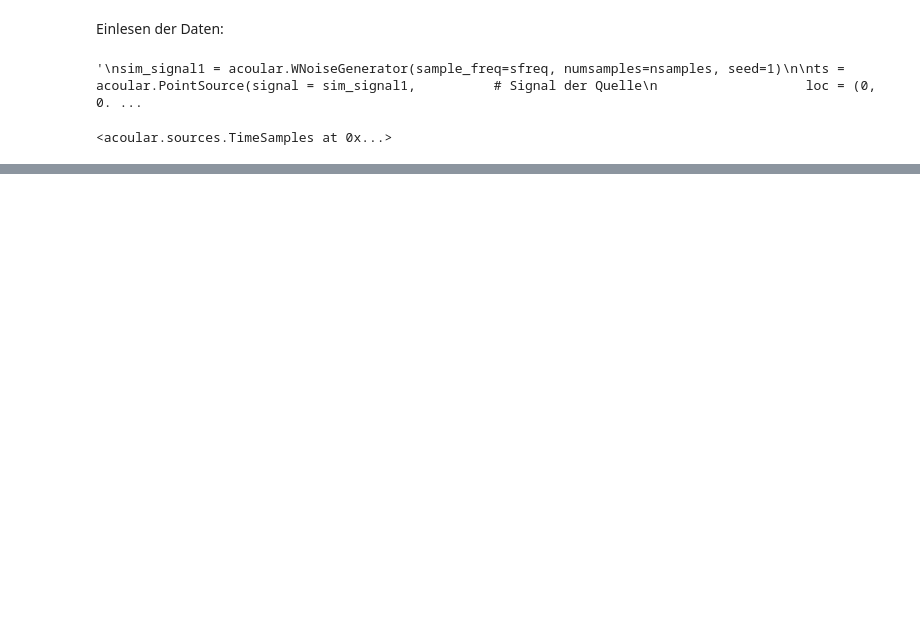
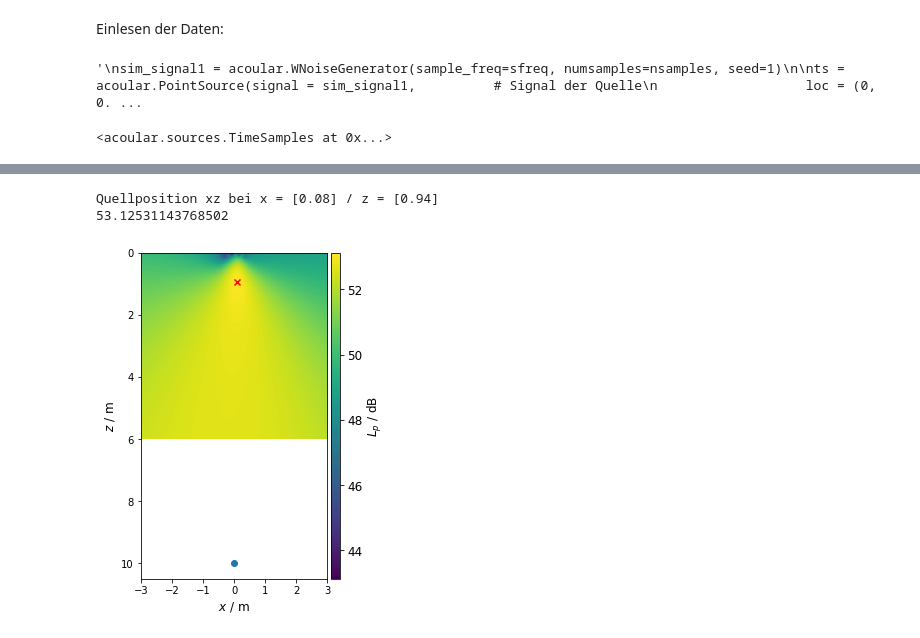
Before and after one commit to AdiBugaddi/MAP_eval, a Jupyter notebook: Auswertungsskript_3D.ipynb, the cells around one changed output, grey strips where cells are left out. Drawn from its saved outputs; the diff is of its cells as text; code cells hidden in the pictures; blank space fills up the shorter version.

```diff
--- a/Auswertungsskript_3D.ipynb
+++ b/Auswertungsskript_3D.ipynb
@@ -263,0 +200,43 @@ Quellposition xz bei x = [1.55] / z = [2.05]
+# %%
+fig = plt.figure(figsize=(6,6))
+map_y = np.sum(pm2,1)
+if (rg2.y_min == rg2.y_max):
+    mx = acoular.L_p(map_y.max())
+Lm_y = acoular.L_p(map_y)
+
+max_pegel_y = max_pegel(Lm_y, tolerance)
+x_coord_max_top = np.where(Lm_y.T == max_pegel_y[0])[1]*rg2.increment-((rg2.x_max-rg2.x_min)/2)
+y_coord_max_top = np.where(Lm_y.T == max_pegel_y[0])[0]*rg2.increment
+im = plt.imshow(acoular.L_p(map_y.T),
+           vmax=mx,
+           vmin=mx-10,
+           origin='upper',
+           interpolation='nearest',
+           extent=(rg2.x_min, rg2.x_max, rg2.z_max, rg2.z_min))
+plt.scatter(0, 10, c='C0',  marker = 'o')
+plt.scatter(x_coord_max_top, y_coord_max_top, c='red',  marker = 'x')
+print(f'Quellposition xz bei x = {x_coord_max_top} / z = {y_coord_max_top}')
+
+# Position of expected virtual sound source
+plt.xlabel('$x$ / m',fontsize=FONTSIZE)
+plt.ylabel('$z$ / m',fontsize=FONTSIZE)
+#plt.title('Top view (xz)' )
+
+ax = plt.gca()
+divider = make_axes_locatable(ax)
+cax = divider.append_axes("right", size="5%", pad=0.05)
+#cbar = fig.colorbar(im, fraction=0.046, pad=0.04)
+cbar = fig.colorbar(im, cax=cax)
+cbar.ax.tick_params(labelsize=FONTSIZE)
+cbar.set_label('$L_p$ / dB', fontsize=FONTSIZE)
+
+#print(max_pegel_y[0])
+print(np.max(Lm_y))
+#print(np.where(Lm_y.T == max_pegel_y[0]))
+
+#plt.savefig('Plots/Praesi/%s_%s%dHz_top.png'%(ts.name[14:21],bandwith,Frequenz), dpi = 300, format='png')
+#plt.savefig('Plots/Praesi/Simulation_%s%dHz_top.png'%(bandwith,Frequenz), dpi = 300, format='png')
+# %% [output]
+Quellposition xz bei x = [0.08] / z = [0.94]
+53.12531143768502
+[figure, added]
```
Also changed, not shown: parts of 11 cells of this notebook, 59 other files.
